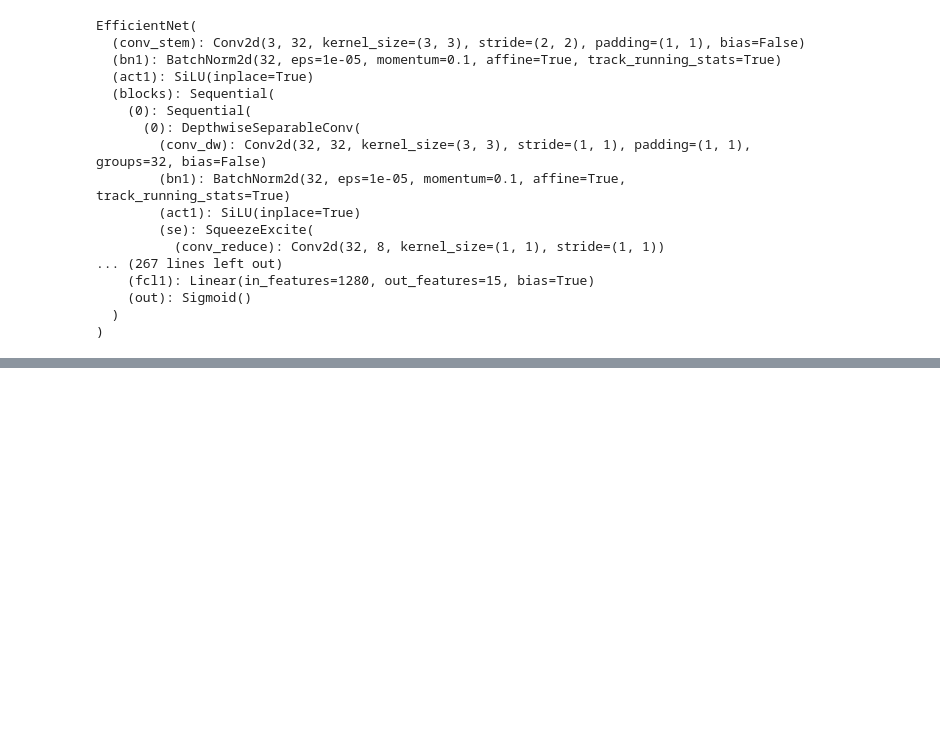
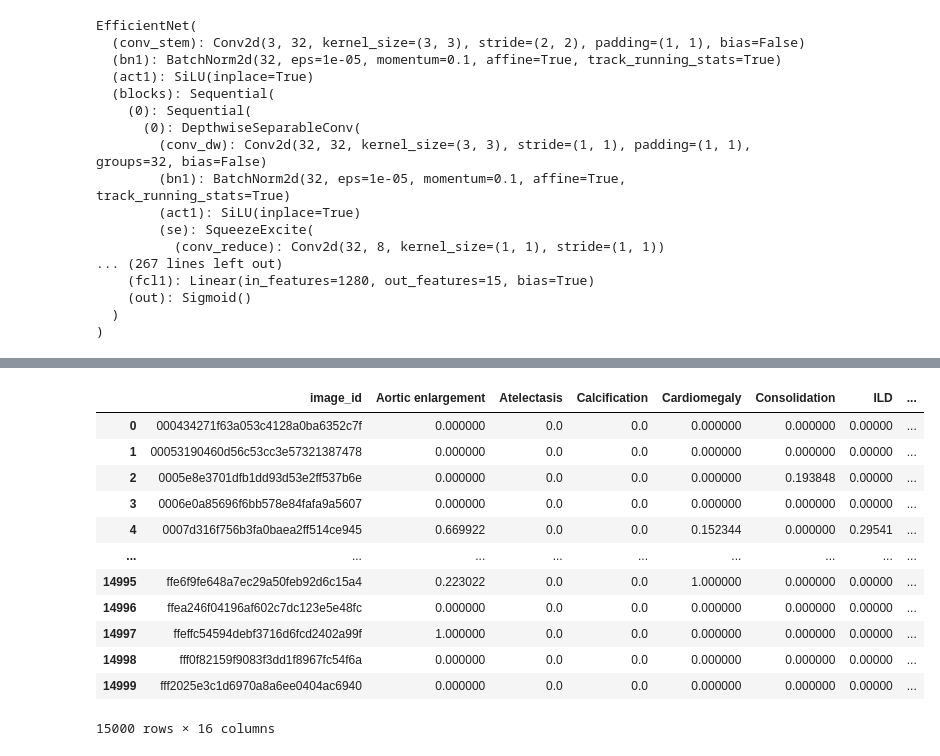
Before and after one commit to akansh12/Vin-ChestXR-Abnormality-detection, a Jupyter notebook: Notebooks/14_class/GradCam.ipynb, the cells around one changed output, grey strips where cells are left out. Cells and saved outputs as stored; diff of their text form; code cells hidden in the pictures; blank space fills up the shorter version.

```diff
--- a/Notebooks/14_class/GradCam.ipynb
+++ b/Notebooks/14_class/GradCam.ipynb
@@ -127,0 +148,16 @@ plt.imshow(visualization)
+# %%
+train_label
+# %% [output]
+|  | image_id | Aortic enlargement | Atelectasis | Calcification | Cardiomegaly | Consolidation | ILD | ... |
+| 0 | 000434271f63a053c4128a0ba6352c7f | 0.000000 | 0.0 | 0.0 | 0.000000 | 0.000000 | 0.00000 | ... |
+| 1 | 00053190460d56c53cc3e57321387478 | 0.000000 | 0.0 | 0.0 | 0.000000 | 0.000000 | 0.00000 | ... |
+| 2 | 0005e8e3701dfb1dd93d53e2ff537b6e | 0.000000 | 0.0 | 0.0 | 0.000000 | 0.193848 | 0.00000 | ... |
+| 3 | 0006e0a85696f6bb578e84fafa9a5607 | 0.000000 | 0.0 | 0.0 | 0.000000 | 0.000000 | 0.00000 | ... |
+| 4 | 0007d316f756b3fa0baea2ff514ce945 | 0.669922 | 0.0 | 0.0 | 0.152344 | 0.000000 | 0.29541 | ... |
+| ... | ... | ... | ... | ... | ... | ... | ... | ... |
+| 14995 | ffe6f9fe648a7ec29a50feb92d6c15a4 | 0.223022 | 0.0 | 0.0 | 1.000000 | 0.000000 | 0.00000 | ... |
+| 14996 | ffea246f04196af602c7dc123e5e48fc | 0.000000 | 0.0 | 0.0 | 0.000000 | 0.000000 | 0.00000 | ... |
+| 14997 | ffeffc54594debf3716d6fcd2402a99f | 1.000000 | 0.0 | 0.0 | 0.000000 | 0.000000 | 0.00000 | ... |
+| 14998 | fff0f82159f9083f3dd1f8967fc54f6a | 0.000000 | 0.0 | 0.0 | 0.000000 | 0.000000 | 0.00000 | ... |
+| 14999 | fff2025e3c1d6970a8a6ee0404ac6940 | 0.000000 | 0.0 | 0.0 | 0.000000 | 0.000000 | 0.00000 | ... |
+15000 rows × 16 columns
```
Also changed, not shown: parts of 11 cells of this notebook, 4 other files.
